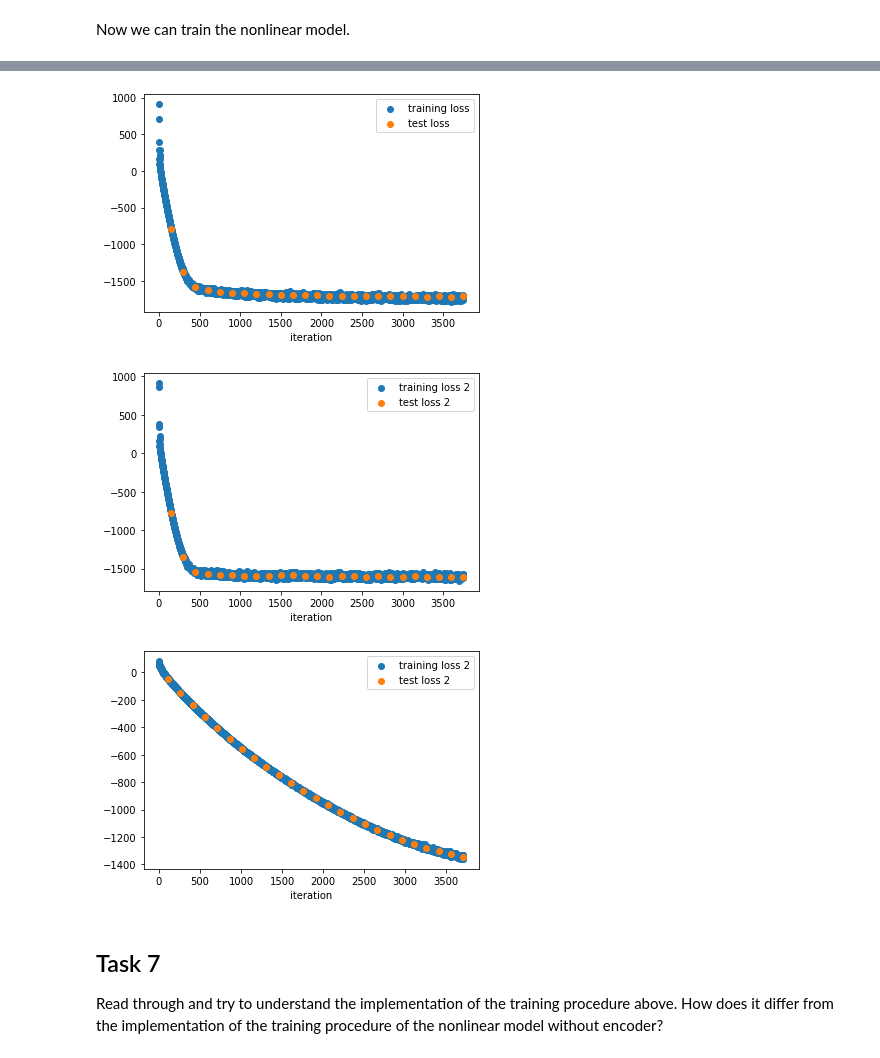
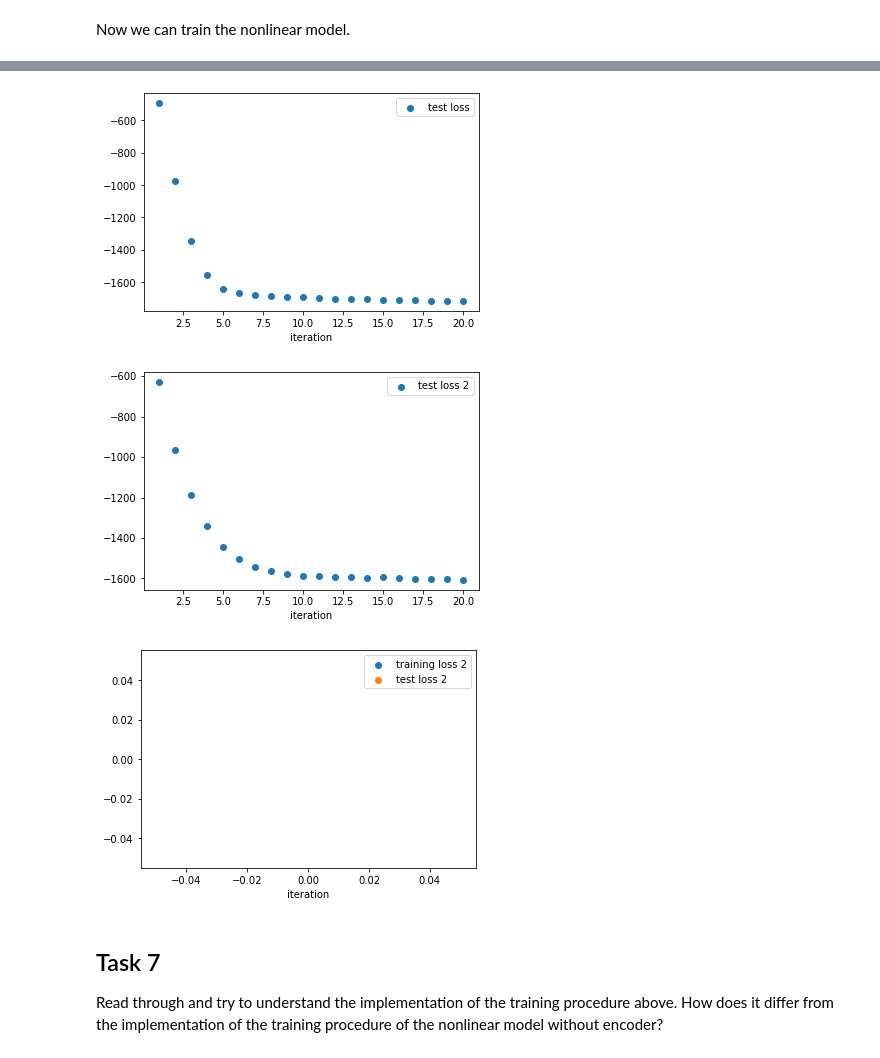
Before and after one commit to inquizition/Algorithms, a Jupyter notebook: Bayesian/VAE/VAE_manual.ipynb, the cells around one changed output, grey strips where cells are left out. Saved outputs shown, nothing was run; the diff lists cells and outputs as text; code cells hidden in the pictures.

```diff
--- a/Bayesian/VAE/VAE_manual.ipynb
+++ b/Bayesian/VAE/VAE_manual.ipynb
@@ -788,12 +777,11 @@ test_data = torch.utils.data.DataLoader(test_dataset, batch_size=400)
 # define the model
 model1 = VAE()
 model2 = VAE()
-#set_unit_weights(model1)
-#set_unit_weights(model2)
 
 # define the optimizer
-optimizer = optim.Adam(model1.parameters(), lr=0.008)
+optimizer = optim.Adam(model1.parameters(), lr=0.005)
 
+# Copy weights for fair comparison
 copy_weights(model1, model2)
 
 # track the training and test loss
@@ -808,38 +796,35 @@ vv = None
 t = 0
 
 # optimize parameters for 20 epochs
-for i in range(25):
+for i in range(20):
 
     # for each minibatch
     for x, _ in train_data:
         x = x.reshape(400,28*28)
-        #print((x[0,:]))
         # evaluate the cost function on the training data set
-        loss_1, loss_2, X_dec_1, X_dec_2, Z_1, Z_2, Z_logsigma_1, Z_logsigma_2, epsi = multi_cost_function(x, model1, model2)
-        #loss_1, xtrash, ztrash, trash = cost_function(x, model1)
+        #loss_1, loss_2, X_dec_1, X_dec_2, Z_1, Z_2, Z_logsigma_1, Z_logsigma_2, epsi = multi_cost_function(x, model1, model2)
+        loss_1, xtrash, ztrash, trash = cost_function(x, model1)
 
         # update the statistics
-        training_loss.append(loss_1.item())
+        #training_loss.append(loss_1.item())
         #print(f"Training loss {loss.item(): 9.3f}")
-        test_loss.append(float('nan'))
+        #test_loss.append(float('nan'))
 
         # perform backpropagation
         loss_1.backward()
 
         # manual
-        #loss_2, X_dec_2, Z_2, Z_logsigma_2, dec_h1, enc_h1 = cost_function_2(x, model2)
-        #dec_h1 = activation['dec_fc1']
-        #enc_h1 = activation['enc_fc1']
+        loss_2, X_dec_2, Z_2, Z_logsigma_2, epsi = cost_function_2(x, model2)
 
         dec_h1 = F.relu(model2.decoder_fc1(Z_2))
         dec_params = backprop_decoder(x, model2, X_dec_2, dec_h1, Z_2, Z_logsigma_2, epsi)
         enc_h1 = F.relu(model2.encoder_fc1(x))
         enc_params = backprop_encoder(x, model2, enc_h1, dec_params[0], dec_params[1])
-        mv, vv, t = adam_optimizer(model2, dec_params, enc_params, lr = 0.008, m=mv, v=vv, t=t)
+        mv, vv, t = adam_optimizer(model2, dec_params, enc_params, lr = 0.005, m=mv, v=vv)
 
-        training_loss2.append(loss_2.item())
+        #training_loss2.append(loss_2.item())
         #print(f"Training loss 2 {loss2.item(): 9.3f}")
-        test_loss2.append(float('nan'))
+        #test_loss2.append(float('nan'))
 
         # perform a gradient descent step
         optimizer.step()
@@ -847,20 +832,6 @@ for i in range(25):
         # reset the gradient information
         optimizer.zero_grad()
 
-
-    # print("Model 1:")
-    # print(torch.max(model2.decoder_fc1.weight.data))
-    # print(torch.max(model2.decoder_fc2.weight.data))
-    # print(torch.max(model2.encoder_fc1.weight.data))
-    # print(torch.max(model2.encoder_fc2_logsigma2.weight.data))
-    # print(torch.max(model2.encoder_fc2_mean.weight.data))
-
-    # print("Model 2: ")
-    # print(torch.max(model1.decoder_fc1.weight.data))
-    # print(torch.max(model1.decoder_fc2.weight.data))
-    # print(torch.max(model1.encoder_fc1.weight.data))
-    # print(torch.max(model1.encoder_fc2_logsigma2.weight.data))
-    # print(torch.max(model1.encoder_fc2_mean.weight.data))
     # evaluate the model after every epoch
     with torch.no_grad():
 
@@ -876,26 +847,24 @@ for i in range(25):
             accumulated_loss2 += loss_2.item()
 
         # update statistics
-        test_loss[-1] = accumulated_loss / len(test_data)
-        test_loss2[-1] = accumulated_loss2 / len(test_data)
+    test_loss.append(accumulated_loss / len(test_data))
+    test_loss2.append(accumulated_loss2 / len(test_data))
 
-    print(f"Epoch {i + 1:2d}: training loss {training_loss[-1]: 9.3f}, "
-          f"test loss {test_loss[-1]: 9.3f}")
-    print(f"Epoch {i + 1:2d}: training loss 2  {training_loss2[-1]: 9.3f}, "
-          f"test loss 2 {test_loss2[-1]: 9.3f}")
+    print(f"Epoch: {i}, test loss {test_loss[i]: 9.3f}")
+    print(f"Epoch: {i}, test loss 2 {test_loss2[i]: 9.3f}")
 
 # plot loss
 plt.figure()
-iterations = np.arange(1, len(training_loss) + 1)
-plt.scatter(iterations, training_loss, label='training loss')
+iterations = np.arange(1, len(test_loss) + 1)
+#plt.scatter(iterations, training_loss, label='training loss')
 plt.scatter(iterations, test_loss, label='test loss')
 plt.legend()
 plt.xlabel('iteration')
 plt.show()
 
 plt.figure()
-iterations = np.arange(1, len(training_loss2) + 1)
-plt.scatter(iterations, training_loss2, label='training loss 2')
+iterations = np.arange(1, len(test_loss2) + 1)
+#plt.scatter(iterations, training_loss2, label='training loss 2')
 plt.scatter(iterations, test_loss2, label='test loss 2')
 plt.legend()
 plt.xlabel('iteration')
@@ -921,2 +890,2 @@ Epoch 25: training loss 2  -1572.802, test loss 2 -1604.092
-[figure, old version]
+[figure, new version]
-[figure, old version]
+[figure, new version]
@@ -1103,7 +898,7 @@ plt.legend()
 plt.xlabel('iteration')
 plt.show()
 # %% [output]
-[figure, old version]
+[figure, new version]
 # %% [markdown]
 ## Task 7
 
```
Also changed, not shown: parts of 14 cells of this notebook, 2 other files.
